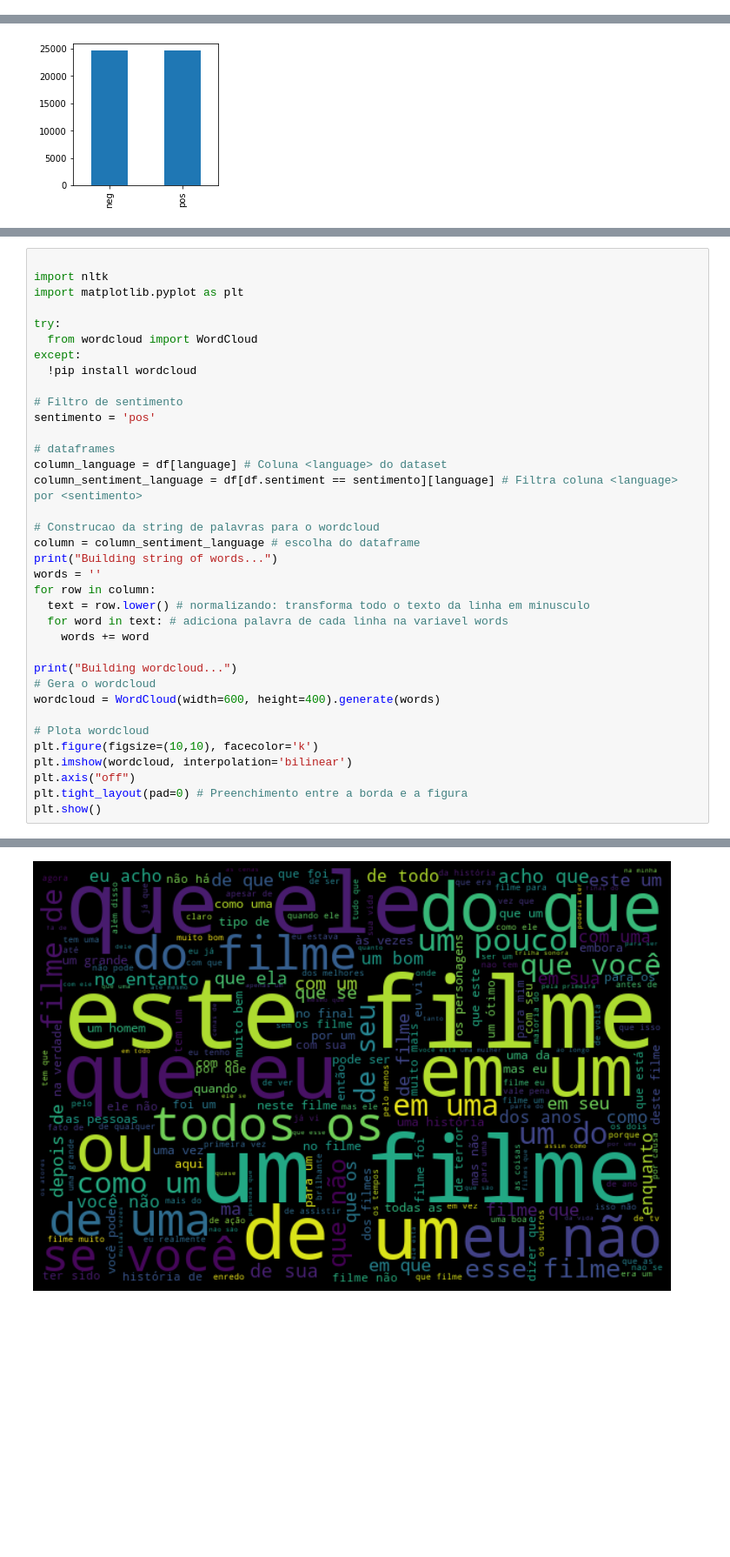
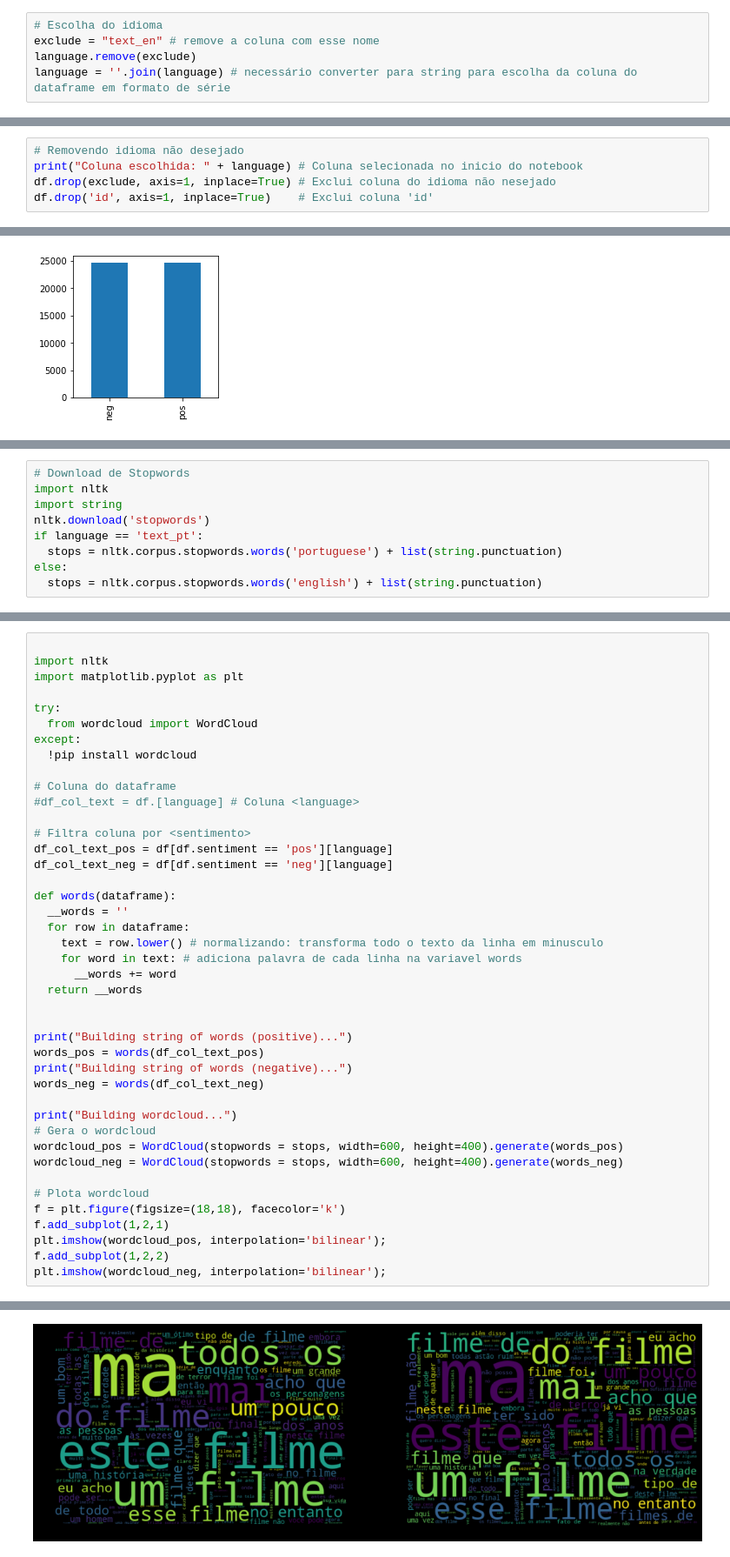
Before and after one commit to fiapIA/processamento_de_linguagem_natural, a Jupyter notebook: trabalho_final.ipynb, the cells around one changed output, grey strips where cells are left out. Shown at 87% size. Saved outputs shown, nothing was run; the diff lists cells and outputs as text; blank space fills up the shorter version.

```diff
--- a/trabalho_final.ipynb
+++ b/trabalho_final.ipynb
@@ -31,3 +35,8 @@ random_state = 42
+# %%
+# Escolha do idioma
+exclude = "text_en" # remove a coluna com esse nome
+language.remove(exclude)
+language = ''.join(language) # necessário converter para string para escolha da coluna do dataframe em formato de série
 # %% [markdown]
 # Importanto Dataset
 # %%
@@ -58,0 +114,5 @@ Dataframe carregado.
+# %%
+# Removendo idioma não desejado
+print("Coluna escolhida: " + language) # Coluna selecionada no inicio do notebook
+df.drop(exclude, axis=1, inplace=True) # Exclui coluna do idioma não nesejado
+df.drop('id', axis=1, inplace=True)    # Exclui coluna 'id'
@@ -151,0 +183,9 @@ import nltk
+# %%
+# Download de Stopwords
+import nltk
+import string
+nltk.download('stopwords')
+if language == 'text_pt':
+  stops = nltk.corpus.stopwords.words('portuguese') + list(string.punctuation)
+else:
+  stops = nltk.corpus.stopwords.words('english') + list(string.punctuation)
@@ -161,30 +205,36 @@ try:
 except:
   !pip install wordcloud
 
-# Filtro de sentimento
-sentimento = 'pos'
+# Coluna do dataframe
+#df_col_text = df.[language] # Coluna <language>
 
-# dataframes
-column_language = df[language] # Coluna <language> do dataset
-column_sentiment_language = df[df.sentiment == sentimento][language] # Filtra coluna <language> por <sentimento>
+# Filtra coluna por <sentimento>
+df_col_text_pos = df[df.sentiment == 'pos'][language]
+df_col_text_neg = df[df.sentiment == 'neg'][language]
 
-# Construcao da string de palavras para o wordcloud
-column = column_sentiment_language # escolha do dataframe
-print("Building string of words...")
-words = ''
-for row in column:
-  text = row.lower() # normalizando: transforma todo o texto da linha em minusculo
-  for word in text: # adiciona palavra de cada linha na variavel words
-    words += word
+def words(dataframe):
+  __words = ''
+  for row in dataframe:
+    text = row.lower() # normalizando: transforma todo o texto da linha em minusculo
+    for word in text: # adiciona palavra de cada linha na variavel words
+      __words += word
+  return __words
+
+
+print("Building string of words (positive)...")
+words_pos = words(df_col_text_pos)
+print("Building string of words (negative)...")
+words_neg = words(df_col_text_neg)
 
 print("Building wordcloud...")
 # Gera o wordcloud
-wordcloud = WordCloud(width=600, height=400).generate(words)
+wordcloud_pos = WordCloud(stopwords = stops, width=600, height=400).generate(words_pos)
+wordcloud_neg = WordCloud(stopwords = stops, width=600, height=400).generate(words_neg)
 
 # Plota wordcloud
-plt.figure(figsize=(10,10), facecolor='k')
-plt.imshow(wordcloud, interpolation='bilinear')
-plt.axis("off")
-plt.tight_layout(pad=0) # Preenchimento entre a borda e a figura
-plt.show()
+f = plt.figure(figsize=(18,18), facecolor='k')
+f.add_subplot(1,2,1)
+plt.imshow(wordcloud_pos, interpolation='bilinear');
+f.add_subplot(1,2,2)
+plt.imshow(wordcloud_neg, interpolation='bilinear');
 # %% [output]
@@ -192,2 +243,2 @@ Building string of words...
 Building wordcloud...
-[figure, old version]
+[figure, new version]
```
Also changed, not shown: parts of 38 cells of this notebook.
